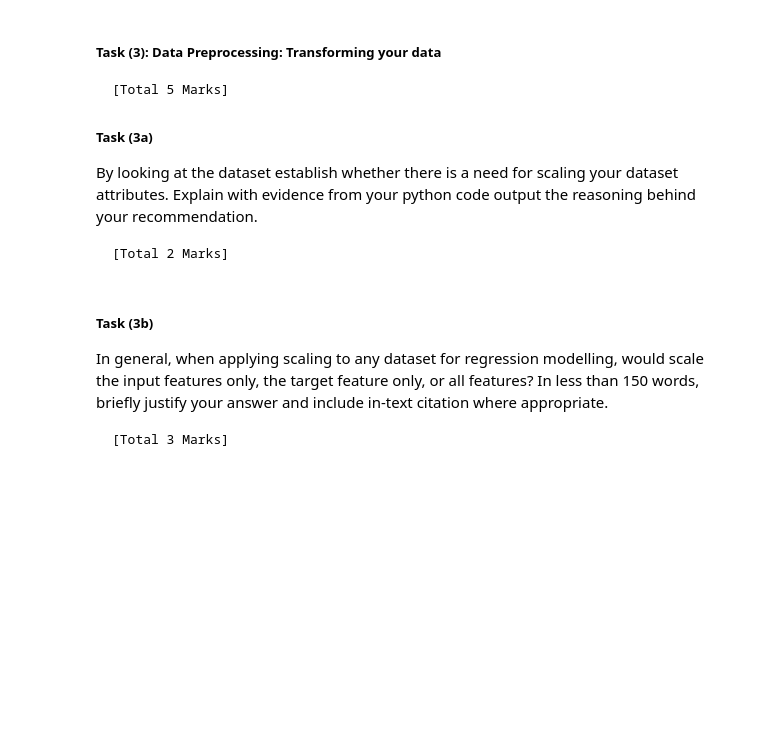
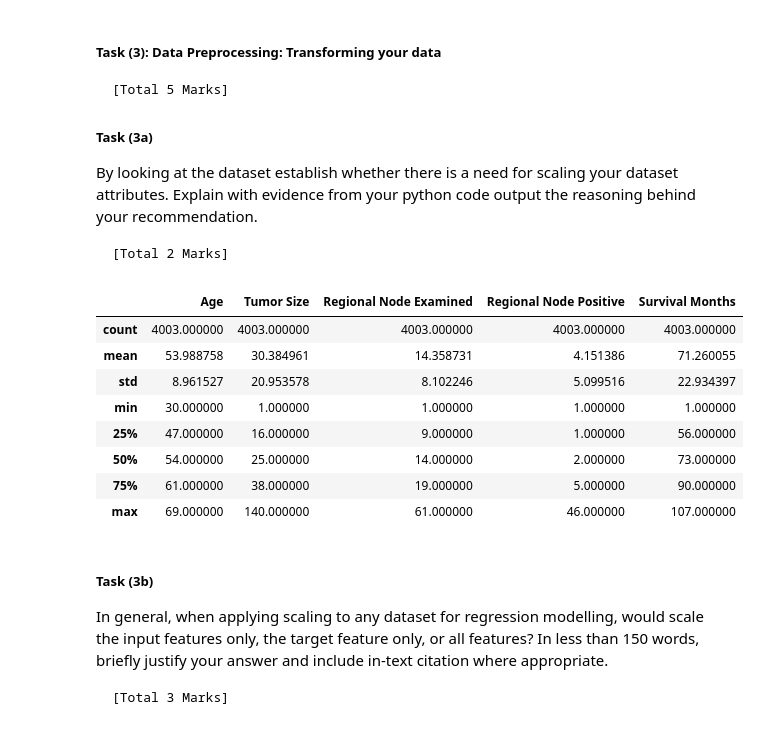
Before and after one commit to donphi/ml-assignment-1, a Jupyter notebook: notebooks/Assignment 1.ipynb, the cells around one changed output. Cells and saved outputs as stored; diff of their text form; code cells hidden in the pictures; blank space fills up the shorter version.

```diff
--- a/notebooks/Assignment 1.ipynb
+++ b/notebooks/Assignment 1.ipynb
@@ -827,8 +783,0 @@ memory usage: 500.5+ KB
-# %%
-# Scale Numeric Columns with z-score mean scaling
-
-# Clear index to ensure no extra blank instances
-df = df.reset_index(drop=True)
-
-# Validate clear
-df.info()
@@ -1863,6 +2242,24 @@ evidence from your python code output the reasoning behind your recommendation.
 # Reason: Slightly skewed to the left with some outliers.
 
 ### explain what exactly is making you want to scale the data
+# %%
+# List all the featured suggested scaling
+scale_features =['Age', 'Tumor Size', 'Regional Node Examined', 'Regional Node Positive', 'Survival Months']
+
+# Create a new data frame and include all the scaled_features
+scale_df = df[scale_features]
+
+scale_df.describe()
+# %% [output]
+|  | Age | Tumor Size | Regional Node Examined | Regional Node Positive | Survival Months |
+| count | 4003.000000 | 4003.000000 | 4003.000000 | 4003.000000 | 4003.000000 |
+| mean | 53.988758 | 30.384961 | 14.358731 | 4.151386 | 71.260055 |
+| std | 8.961527 | 20.953578 | 8.102246 | 5.099516 | 22.934397 |
+| min | 30.000000 | 1.000000 | 1.000000 | 1.000000 | 1.000000 |
+| 25% | 47.000000 | 16.000000 | 9.000000 | 1.000000 | 56.000000 |
+| 50% | 54.000000 | 25.000000 | 14.000000 | 2.000000 | 73.000000 |
+| 75% | 61.000000 | 38.000000 | 19.000000 | 5.000000 | 90.000000 |
+| max | 69.000000 | 140.000000 | 61.000000 | 46.000000 | 107.000000 |
 # %% [markdown]
 ##### **Task (3b)**
 In general, when applying scaling to any dataset for regression modelling, would scale the input features
```
Also changed, not shown: parts of 78 cells of this notebook, 3 other files.
